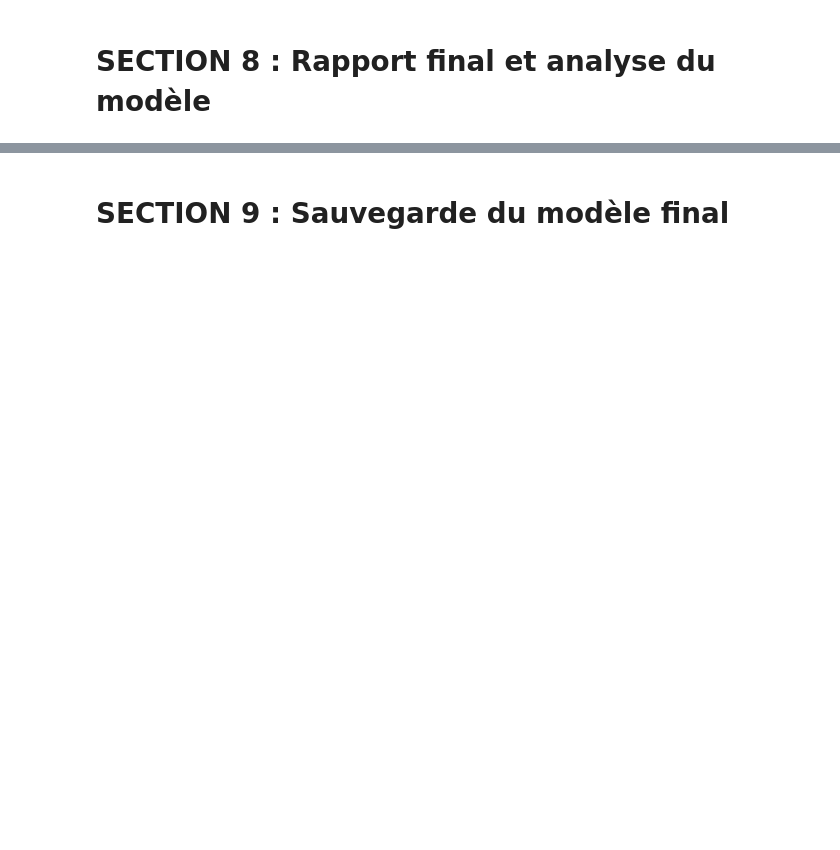
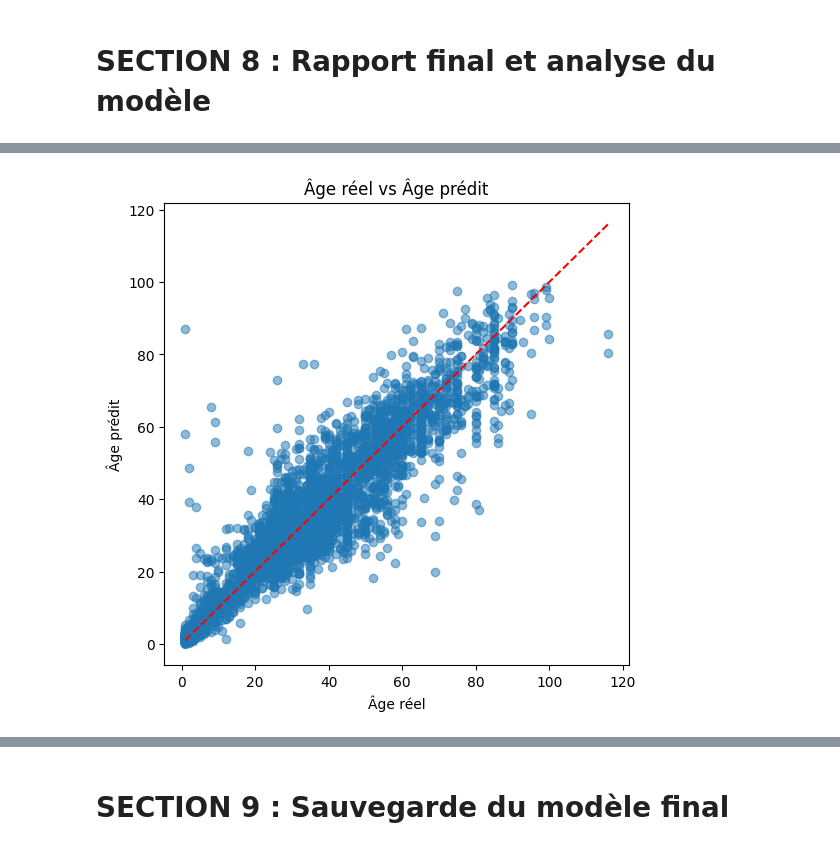
Before and after one commit to HuanJY/SAEBUT3, a Jupyter notebook: Model4.ipynb, the cells around one changed output, grey strips where cells are left out. Saved outputs shown, nothing was run; the diff lists cells and outputs as text; code cells hidden in the pictures; blank space fills up the shorter version.

```diff
--- a/Model4.ipynb
+++ b/Model4.ipynb
@@ -334,9 +381,16 @@ def plot_training_history_separate(history, phase_name):
 # %% [markdown]
 # **SECTION 6 : Entraînement du modèle en plusieurs phases**
 # %%
-# Définition des callbacks
+# On définit une liste de callbacks
 callbacks = [
-    EarlyStopping(monitor="val_loss", patience=10, restore_best_weights=True),
-    ReduceLROnPlateau(monitor="val_loss", factor=0.2, patience=5, min_lr=1e-6),
+    EarlyStopping(monitor="val_loss", patience=7, restore_best_weights=True),
+    ReduceLROnPlateau(monitor="val_loss", factor=0.5, patience=3, min_lr=1e-5),
     ModelCheckpoint("best_model.keras", monitor="val_loss", save_best_only=True)
 ]
+
+# Nombre total de couches dans EfficientNetB3
+total_layers = len(base_model.layers)
+
+# Nombre de phases (ici 5) pour débloquer progressivement les couches
+# On peut augmenter ce nombre si on veut un dégel plus progressif.
+num_phases = 6
@@ -512,16 +591,12 @@ for images_batch, (age_batch, gender_batch) in val_dataset:
 # %%
-# --- Analyse pour la prédiction de l'âge ---
+# --- Analyse de la régression d'âge ---
 plt.figure(figsize=(6, 6))
 plt.scatter(all_true_age, all_pred_age, alpha=0.5)
+# On trace la diagonale idéale y=x en rouge pointillé
 plt.plot([min(all_true_age), max(all_true_age)], [min(all_true_age), max(all_true_age)], 'r--')
 plt.xlabel("Âge réel")
 plt.ylabel("Âge prédit")
 plt.title("Âge réel vs Âge prédit")
 plt.show()
-
-age_errors = np.abs(np.array(all_true_age) - np.array(all_pred_age))
-plt.figure(figsize=(6, 4))
-sns.histplot(age_errors, kde=True)
-plt.xlabel("Erreur absolue")
-plt.title("Distribution des erreurs absolues pour l'âge")
-plt.show()
+# %% [output]
+[figure, added]
```
Also changed, not shown: parts of 48 cells of this notebook.
